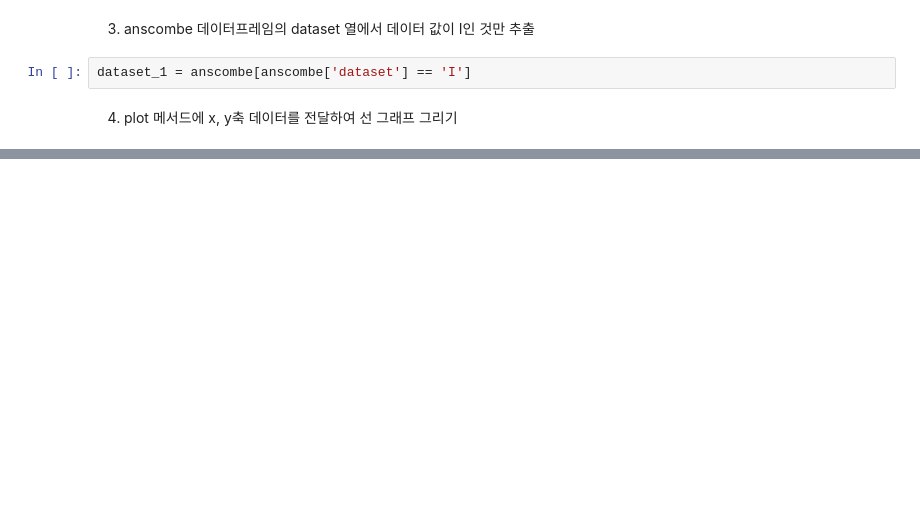
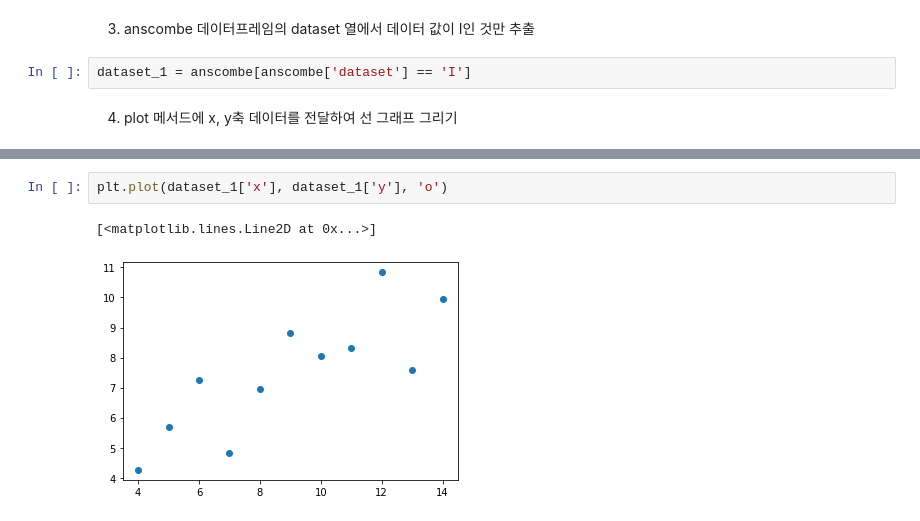
Before and after one commit to sehan25/ESAA, a Jupyter notebook: 0328__Doit_Pandas_Graph.ipynb, the cells around one changed output, grey strips where cells are left out. Drawn from its saved outputs; the diff is of its cells as text; blank space fills up the shorter version.

```diff
--- a/0328__Doit_Pandas_Graph.ipynb
+++ b/0328__Doit_Pandas_Graph.ipynb
@@ -61,0 +62,5 @@ plt.plot(dataset_1['x'], dataset_1['y'])
+# %%
+plt.plot(dataset_1['x'], dataset_1['y'], 'o')
+# %% [output]
+[<matplotlib.lines.Line2D at 0x...>]
+[figure, added]
```
Also changed, not shown: parts of 6 cells of this notebook.
